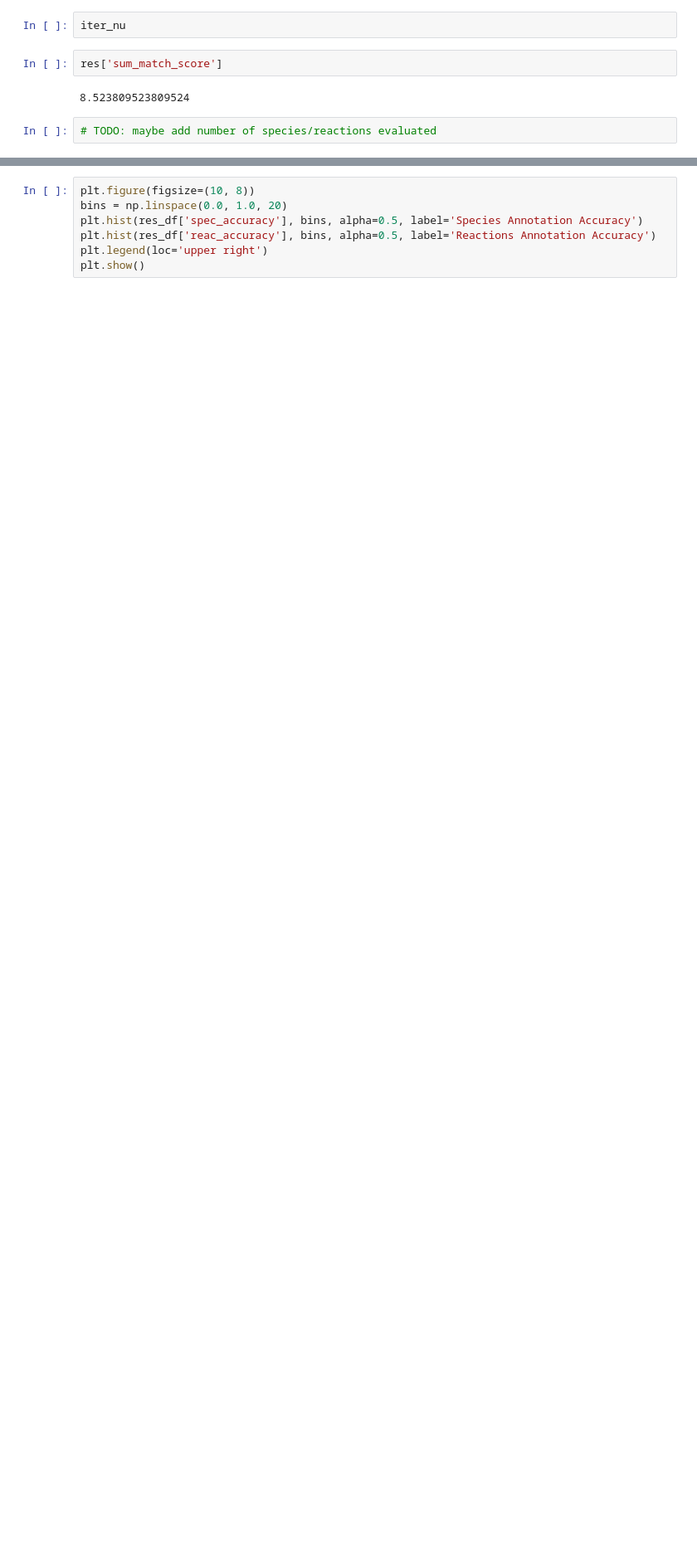
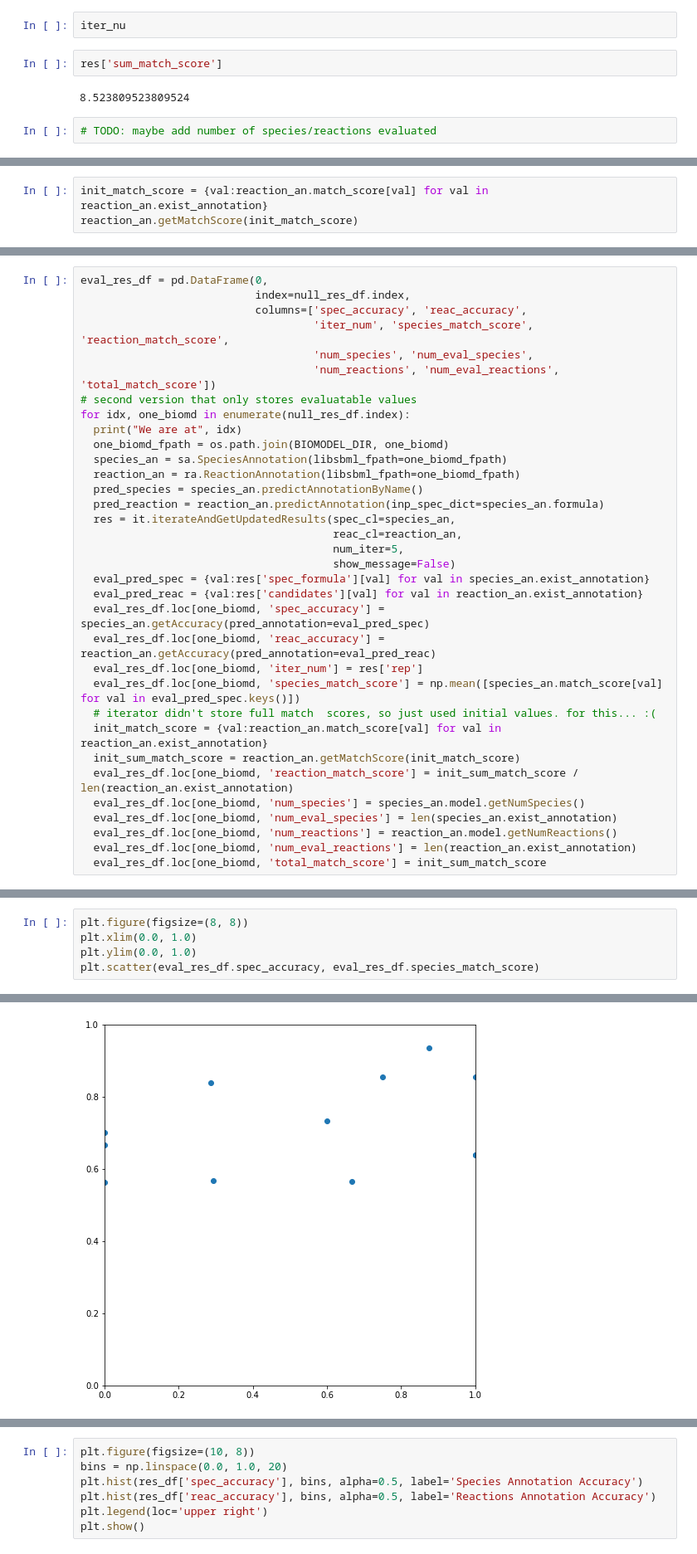
Before and after one commit to woosubs/annotation_recommender, a Jupyter notebook: notebook/test_annotation_class.ipynb, the cells around one changed output, grey strips where cells are left out. Shown: that part at 83% size. Drawn from its saved outputs; the diff is of its cells as text; blank space fills up the shorter version.

```diff
--- a/notebook/test_annotation_class.ipynb
+++ b/notebook/test_annotation_class.ipynb
@@ -204,0 +237,3 @@ res_df
+# %%
+init_match_score = {val:reaction_an.match_score[val] for val in reaction_an.exist_annotation}
+reaction_an.getMatchScore(init_match_score)
@@ -204,0 +250,34 @@ res_df
+# %%
+eval_res_df = pd.DataFrame(0,
+                           index=null_res_df.index,
+                           columns=['spec_accuracy', 'reac_accuracy',
+                                    'iter_num', 'species_match_score', 'reaction_match_score',
+                                    'num_species', 'num_eval_species',
+                                    'num_reactions', 'num_eval_reactions', 'total_match_score'])
+# second version that only stores evaluatable values
+for idx, one_biomd in enumerate(null_res_df.index):
+  print("We are at", idx)
+  one_biomd_fpath = os.path.join(BIOMODEL_DIR, one_biomd)
+  species_an = sa.SpeciesAnnotation(libsbml_fpath=one_biomd_fpath)
+  reaction_an = ra.ReactionAnnotation(libsbml_fpath=one_biomd_fpath)
+  pred_species = species_an.predictAnnotationByName()
+  pred_reaction = reaction_an.predictAnnotation(inp_spec_dict=species_an.formula)
+  res = it.iterateAndGetUpdatedResults(spec_cl=species_an,
+                                       reac_cl=reaction_an,
+                                       num_iter=5,
+                                       show_message=False)
+  eval_pred_spec = {val:res['spec_formula'][val] for val in species_an.exist_annotation}
+  eval_pred_reac = {val:res['candidates'][val] for val in reaction_an.exist_annotation}
+  eval_res_df.loc[one_biomd, 'spec_accuracy'] = species_an.getAccuracy(pred_annotation=eval_pred_spec)
+  eval_res_df.loc[one_biomd, 'reac_accuracy'] = reaction_an.getAccuracy(pred_annotation=eval_pred_reac)
+  eval_res_df.loc[one_biomd, 'iter_num'] = res['rep']
+  eval_res_df.loc[one_biomd, 'species_match_score'] = np.mean([species_an.match_score[val] for val in eval_pred_spec.keys()])
+  # iterator didn't store full match  scores, so just used initial values. for this... :(
+  init_match_score = {val:reaction_an.match_score[val] for val in reaction_an.exist_annotation}
+  init_sum_match_score = reaction_an.getMatchScore(init_match_score)
+  eval_res_df.loc[one_biomd, 'reaction_match_score'] = init_sum_match_score / len(reaction_an.exist_annotation)
+  eval_res_df.loc[one_biomd, 'num_species'] = species_an.model.getNumSpecies()
+  eval_res_df.loc[one_biomd, 'num_eval_species'] = len(species_an.exist_annotation)
+  eval_res_df.loc[one_biomd, 'num_reactions'] = reaction_an.model.getNumReactions()
+  eval_res_df.loc[one_biomd, 'num_eval_reactions'] = len(reaction_an.exist_annotation)
+  eval_res_df.loc[one_biomd, 'total_match_score'] = init_sum_match_score
@@ -204,0 +355,6 @@ res_df
+# %%
+plt.figure(figsize=(8, 8))
+plt.xlim(0.0, 1.0)
+plt.ylim(0.0, 1.0)
+plt.scatter(eval_res_df.spec_accuracy, eval_res_df.species_match_score)
+# %% [output]
@@ -204,0 +362 @@ res_df
+[figure, added]
```
Also changed, not shown: parts of 35 cells of this notebook, 15 other files.
